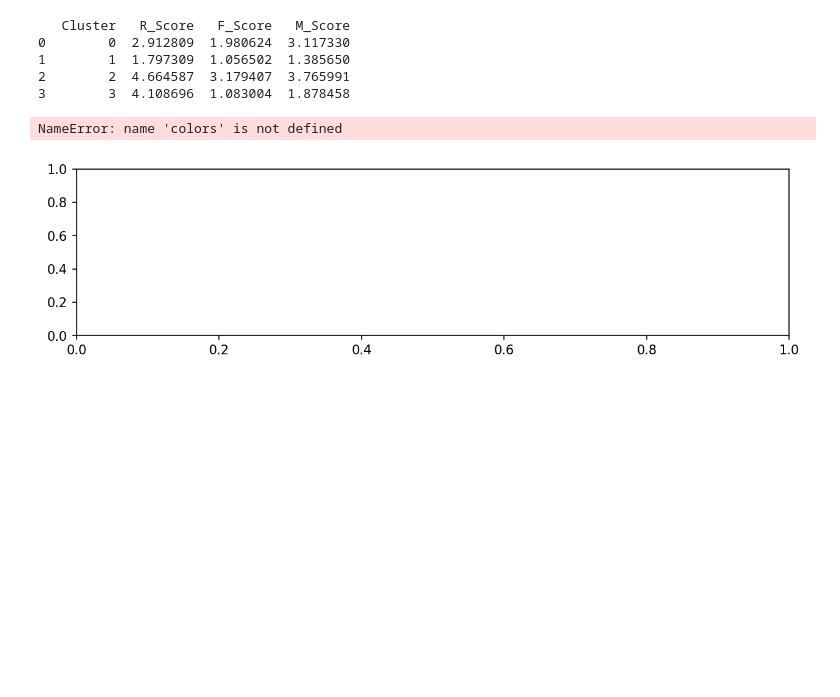
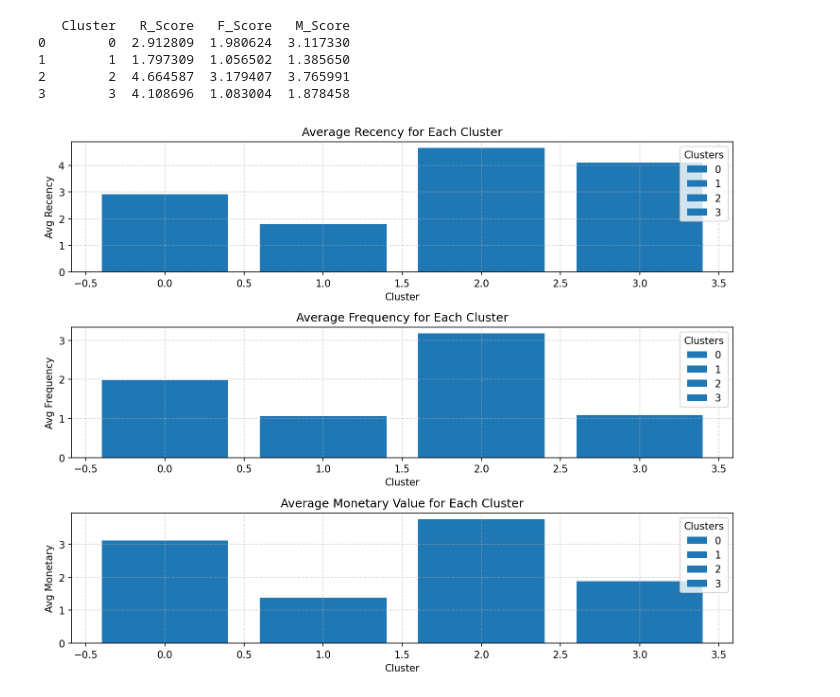
Before and after one commit to JohnKimaiyo/Business-Analyst-Projects, a Jupyter notebook: Python Data Analysis Projects/Customer Behaviour Projects/Customer Segmentaion/Online Retail/Online Retail .ipynb, the cells around one changed output. Saved outputs shown, nothing was run; the diff lists cells and outputs as text; code cells hidden in the pictures; blank space fills up the shorter version.

```diff
--- a/Python Data Analysis Projects/Customer Behaviour Projects/Customer Segmentaion/Online Retail/Online Retail .ipynb
+++ b/Python Data Analysis Projects/Customer Behaviour Projects/Customer Segmentaion/Online Retail/Online Retail .ipynb
@@ -203,34 +203,33 @@ plt.figure(figsize=(10, 8),dpi=150)
 
 # Plot Avg Recency
 plt.subplot(3, 1, 1)
-bars = plt.bar(cluster_summary.index, cluster_summary['R_Score'], color=colors)
+bars = plt.bar(cluster_summary.index, cluster_summary['R_Score'])
 plt.xlabel('Cluster')
 plt.ylabel('Avg Recency')
 plt.title('Average Recency for Each Cluster')
 
 plt.grid(True, linestyle='--', alpha=0.5)
 plt.legend(bars, cluster_summary.index, title='Clusters')
 
 # Plot Avg Frequency
 plt.subplot(3, 1, 2)
-bars = plt.bar(cluster_summary.index, cluster_summary['F_Score'], color=colors)
+bars = plt.bar(cluster_summary.index, cluster_summary['F_Score'])
 plt.xlabel('Cluster')
 plt.ylabel('Avg Frequency')
 plt.title('Average Frequency for Each Cluster')
 plt.grid(True, linestyle='--', alpha=0.5)
 plt.legend(bars, cluster_summary.index, title='Clusters')
 
 # Plot Avg Monetary
 plt.subplot(3, 1, 3)
 bars = plt.bar(cluster_summary.index, cluster_summary['M_Score'])
 plt.xlabel('Cluster')
 plt.ylabel('Avg Monetary')
 plt.title('Average Monetary Value for Each Cluster')
 plt.grid(True, linestyle='--', alpha=0.5)
 plt.legend(bars, cluster_summary.index, title='Clusters')
 
 plt.tight_layout()
 plt.show()
 # %% [output]
-NameError: name 'colors' is not defined
-[figure, old version]
+[figure, new version]
```
Also changed, not shown: parts of 1 cell of this notebook.
